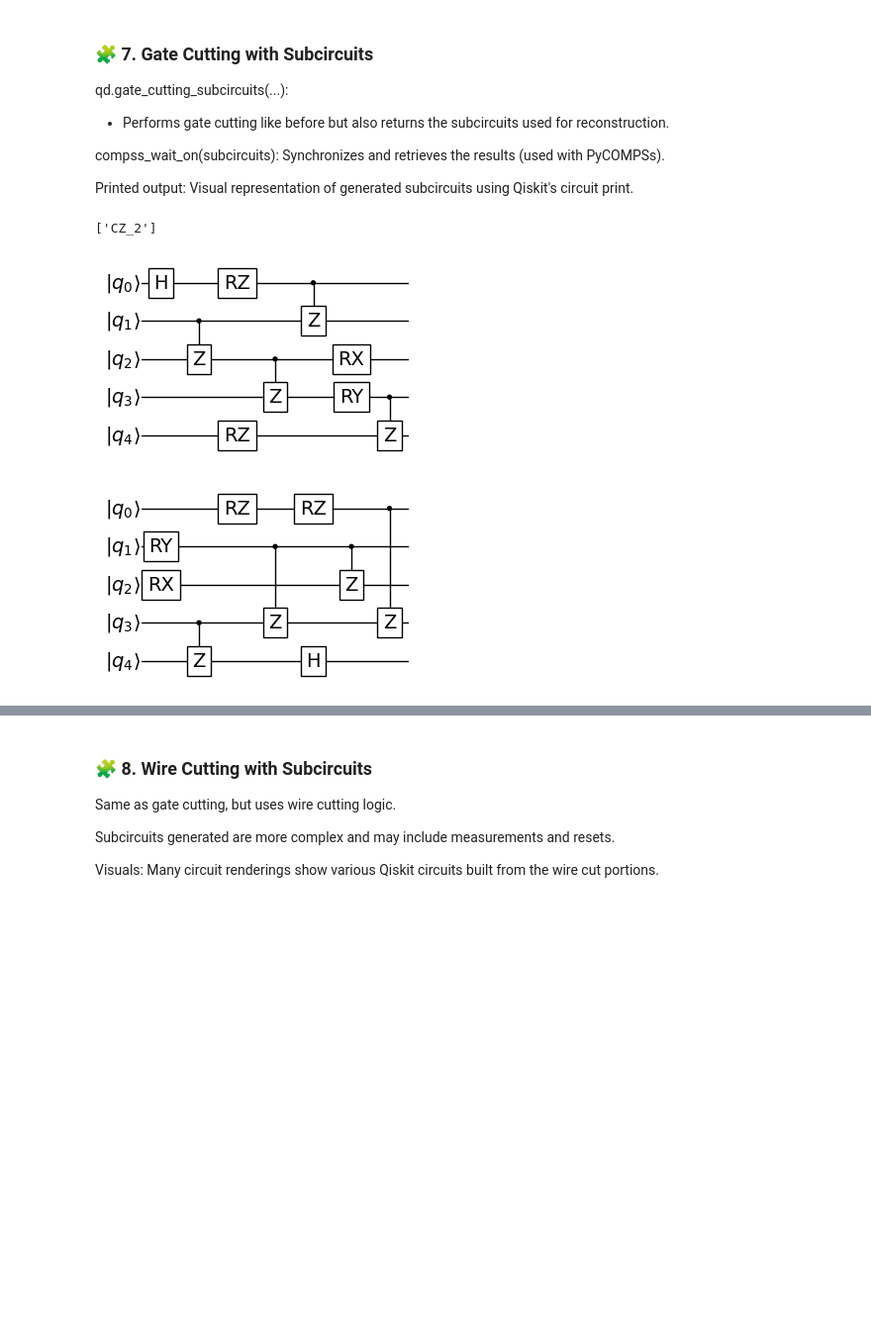
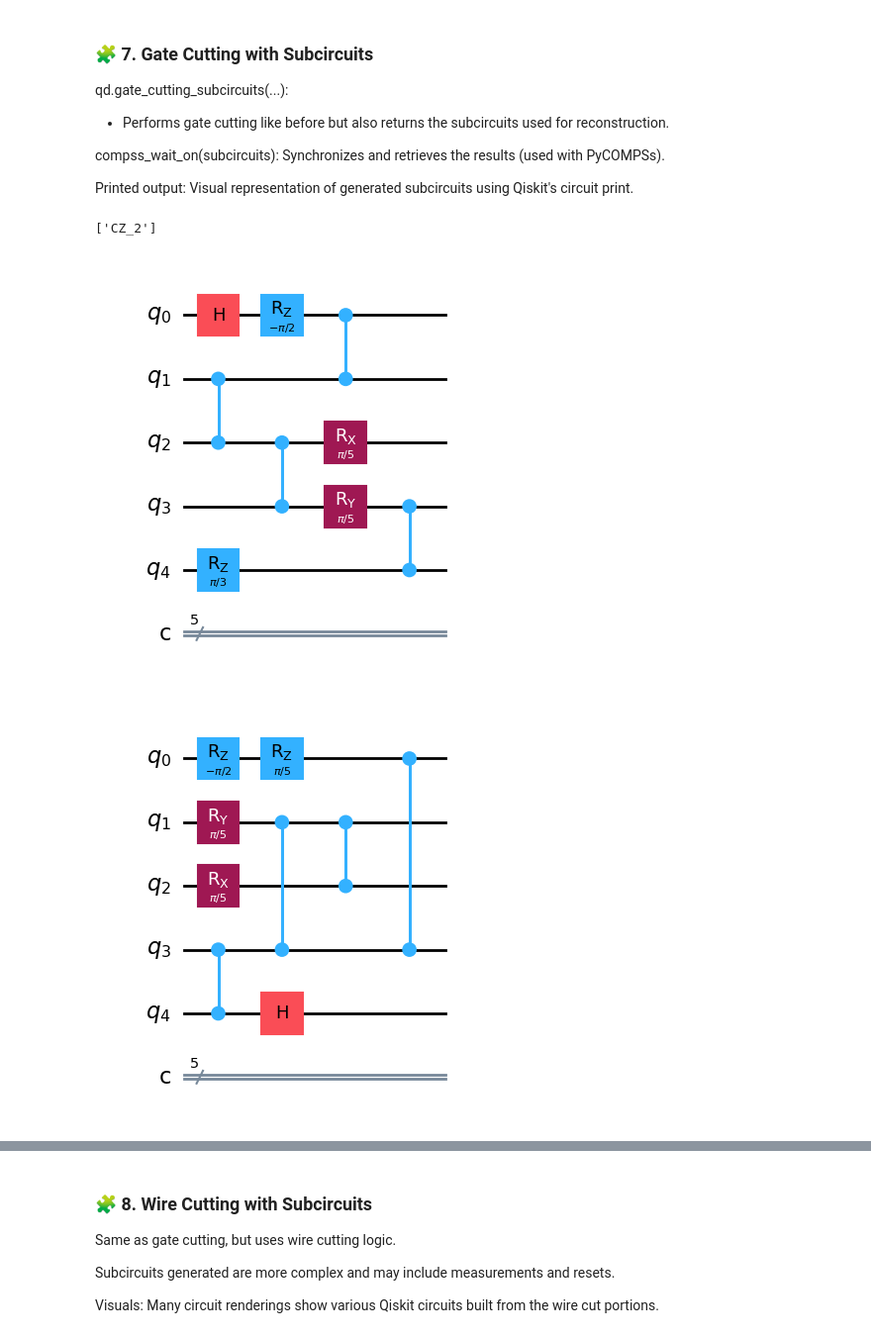
Before and after one commit to bsc-wdc/qdislib, a Jupyter notebook: notebooks/Qdislib_Notebook.ipynb, the cells around one changed output, grey strips where cells are left out. Shown at 99% size. Drawn from its saved outputs; the diff is of its cells as text; code cells hidden in the pictures; blank space fills up the shorter version.

```diff
--- a/notebooks/Qdislib_Notebook.ipynb
+++ b/notebooks/Qdislib_Notebook.ipynb
@@ -205,16 +208,15 @@ Printed output: Visual representation of generated subcircuits using Qiskit's ci
 # %%
 circuit = entire_circuit()
 
 cut = qd.find_cut(circuit)
 print(cut)
-subcircuits = qd.gate_cutting_subcircuits(circuit, cut, "qibo")
+subcircuits = qd.gate_cutting_subcircuits(circuit, cut, "qiskit")
 
 subcircuits = compss_wait_on(subcircuits)
 
 for subcirc in subcircuits:
-    # print(subcirc)
-    plot_circuit(subcirc, scale=0.5);
+    display(subcirc.draw(output="mpl"))
 # %% [output]
 ['CZ_2']
-[figure, old version]
+[figure, new version]
-[figure, old version]
+[figure, new version]
```
Also changed, not shown: parts of 14 cells of this notebook, 15 other files.
